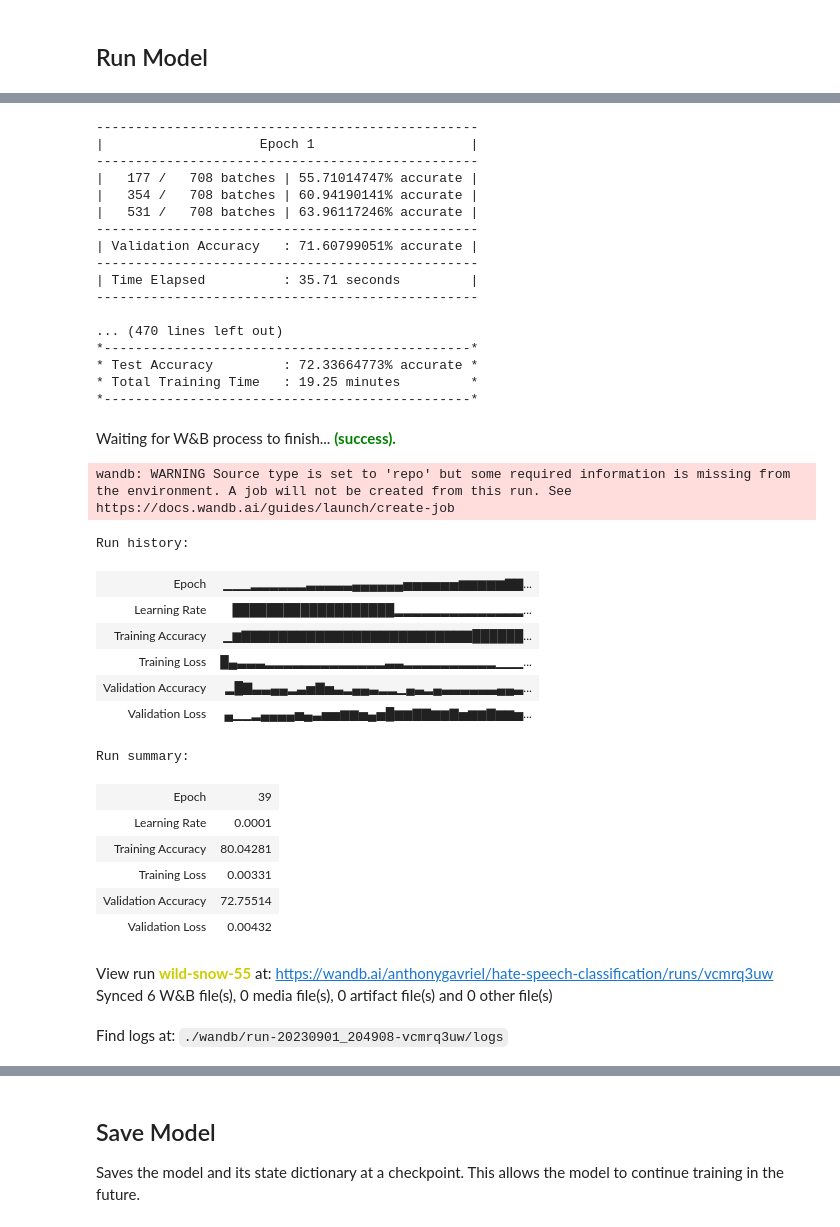
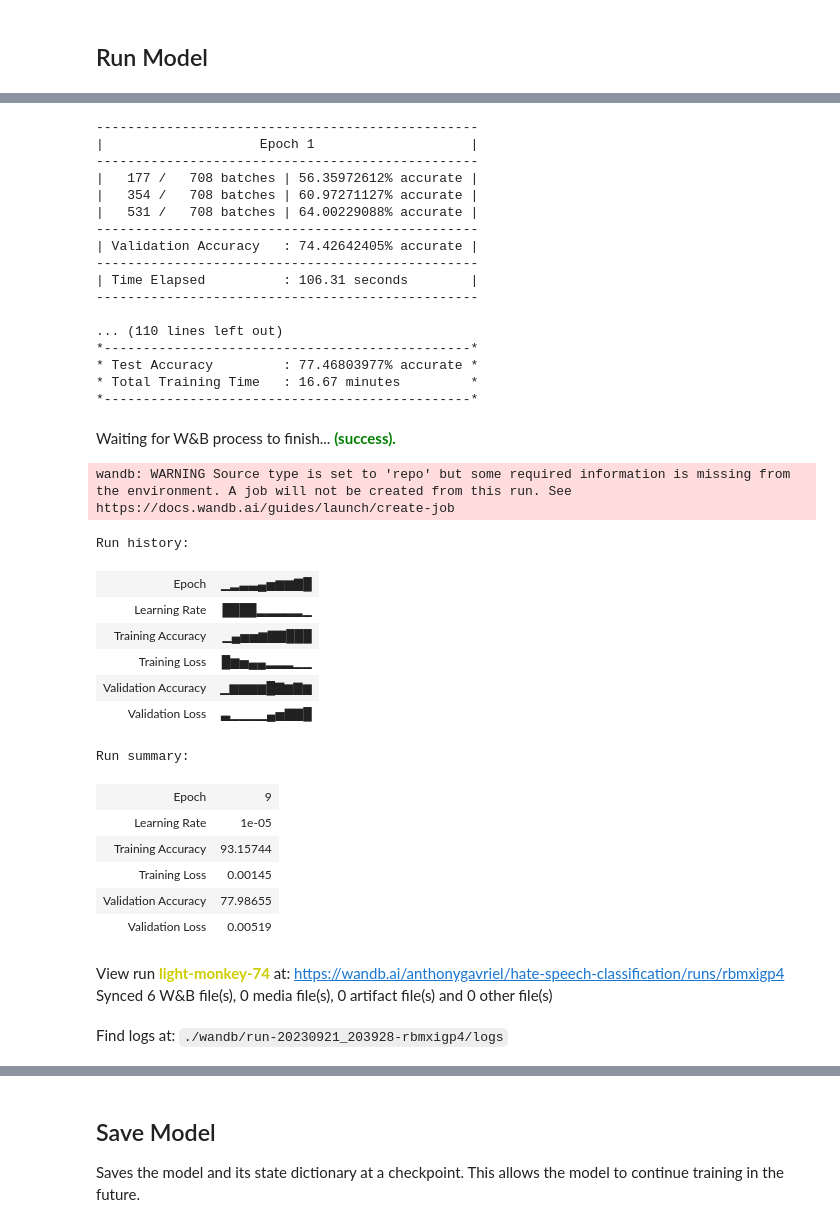
Before and after one commit to Gavriel94/LSTM, a Jupyter notebook: notebook.ipynb, the cells around one changed output, grey strips where cells are left out. Cells and saved outputs as stored; diff of their text form; code cells hidden in the pictures.

```diff
--- a/notebook.ipynb
+++ b/notebook.ipynb
@@ -321,21 +323,19 @@ def set_device():
     """
     Device used to process tensors.
     """
-    if torch.backends.mps.is_available():
-        if torch.backends.mps.is_built():
-            return torch.device("mps")
-    else:
+    if not torch.backends.mps.is_available():
         raise ValueError('Train with MPS device\n')
+
+    if torch.backends.mps.is_built():
+        return torch.device("mps")
+
 
 # ! These parameters must be the same when loading a model
 
 vocab_len = len(vocab)
 
-dimensions = 75
-# Number of nodes in the LSTM module
-hidden_nodes = 4
-# Number of layers in the LSTM module
-hidden_layers = 3
+dimensions = 65
+
 # Size of batches
 batch_size = 128
 # Set device used to process tensors
@@ -351,17 +351,16 @@ train_loader, val_loader, test_loader = dh.init_dataloaders(
 
 lstm = LSTM_Model(
     vocab_size=vocab_len,
-    vector_dim=dimensions,
-    num_hidden_nodes=hidden_nodes,
-    hidden_layers=hidden_layers
+    input_dim=dimensions,
     ).to(device)
 
-learning_rate = 0.01
+learning_rate = 1e-3
+step_size = 5
 # Loss function
 criterion = nn.BCEWithLogitsLoss()
 optimizer = optim.Adam(lstm.parameters(), lr=learning_rate)
 scheduler = optim.lr_scheduler.StepLR(optimizer,
-                                      step_size=20)
+                                      step_size=step_size)
 
 print_model_details(lstm)
 # %% [output]
@@ -391,55 +393,55 @@ View run at https://wandb.ai/anthonygavriel/hate-speech-classification/runs/vcmr
 # %%
-epochs = 40
+epochs = 10
 
 t_acc, t_loss, v_acc, v_loss = lstm.run_training(
     train_loader,
     val_loader,
     test_loader,
     lstm,
     optimizer,
     scheduler,
     criterion,
     epochs,
     verbose=True,
     wandb_track=track
     )
 # %% [output]
 -------------------------------------------------
 |                    Epoch 1                    |
 -------------------------------------------------
-|   177 /   708 batches | 55.71014747% accurate |
-|   354 /   708 batches | 60.94190141% accurate |
-|   531 /   708 batches | 63.96117246% accurate |
+|   177 /   708 batches | 56.35972612% accurate |
+|   354 /   708 batches | 60.97271127% accurate |
+|   531 /   708 batches | 64.00229088% accurate |
 -------------------------------------------------
-| Validation Accuracy   : 71.60799051% accurate |
+| Validation Accuracy   : 74.42642405% accurate |
 -------------------------------------------------
-| Time Elapsed          : 35.71 seconds         |
+| Time Elapsed          : 106.31 seconds        |
 -------------------------------------------------
 
-... (470 lines left out)
+... (110 lines left out)
 *-----------------------------------------------*
-* Test Accuracy         : 72.33664773% accurate *
-* Total Training Time   : 19.25 minutes         *
+* Test Accuracy         : 77.46803977% accurate *
+* Total Training Time   : 16.67 minutes         *
 *-----------------------------------------------*
 Waiting for W&B process to finish... (success).
 wandb: WARNING Source type is set to 'repo' but some required information is missing from the environment. A job will not be created from this run. See https://docs.wandb.ai/guides/launch/create-job
 Run history:
-| Epoch | ▁▁▁▂▂▂▂▂▂▃▃▃▃▃▄▄▄▄▄▄▅▅▅▅▅▅▆▆▆▆▆▇▇... |
-| Learning Rate | ███████████████████▂▂▂▂▂▂▂▂▂▂▂▂▂▂... |
-| Training Accuracy | ▁▆▇▇▇▇▇▇▇▇▇▇▇▇▇▇▇▇▇▇▇▇▇▇▇▇▇██████... |
-| Training Loss | █▄▃▃▃▂▂▂▂▂▂▂▂▂▂▂▂▂▃▃▂▂▂▂▂▂▂▂▂▂▁▁▁... |
-| Validation Accuracy | ▂█▇▃▃▄▄▂▃▅▇▅▃▂▄▄▃▂▂▁▄▃▂▄▃▃▃▃▃▃▄▄▃... |
-| Validation Loss | ▄▁▁▂▄▄▄▄▅▄▃▅▅▆▆▅▄▅█▆▆▇▇▆▆▇▅▆▆▇▆▆▅... |
+| Epoch | ▁▂▃▃▄▅▆▆▇█ |
+| Learning Rate | ████▂▂▂▂▂▁ |
+| Training Accuracy | ▁▄▅▅▆▇▇███ |
+| Training Loss | █▆▅▄▄▂▂▂▁▁ |
+| Validation Accuracy | ▁▆▆▆▆█▇▆▇▆ |
+| Validation Loss | ▃▁▁▁▁▄▅▇▇█ |
 Run summary:
-| Epoch | 39 |
-| Learning Rate | 0.0001 |
-| Training Accuracy | 80.04281 |
-| Training Loss | 0.00331 |
-| Validation Accuracy | 72.75514 |
-| Validation Loss | 0.00432 |
+| Epoch | 9 |
+| Learning Rate | 1e-05 |
+| Training Accuracy | 93.15744 |
+| Training Loss | 0.00145 |
+| Validation Accuracy | 77.98655 |
+| Validation Loss | 0.00519 |
-View run wild-snow-55 at: https://wandb.ai/anthonygavriel/hate-speech-classification/runs/vcmrq3uw
+View run light-monkey-74 at: https://wandb.ai/anthonygavriel/hate-speech-classification/runs/rbmxigp4
 Synced 6 W&B file(s), 0 media file(s), 0 artifact file(s) and 0 other file(s)
-Find logs at: ./wandb/run-20230901_204908-vcmrq3uw/logs
+Find logs at: ./wandb/run-20230921_203928-rbmxigp4/logs
 # %%
 from model_details import plot_metrics
 
```
Also changed, not shown: parts of 8 cells of this notebook.
